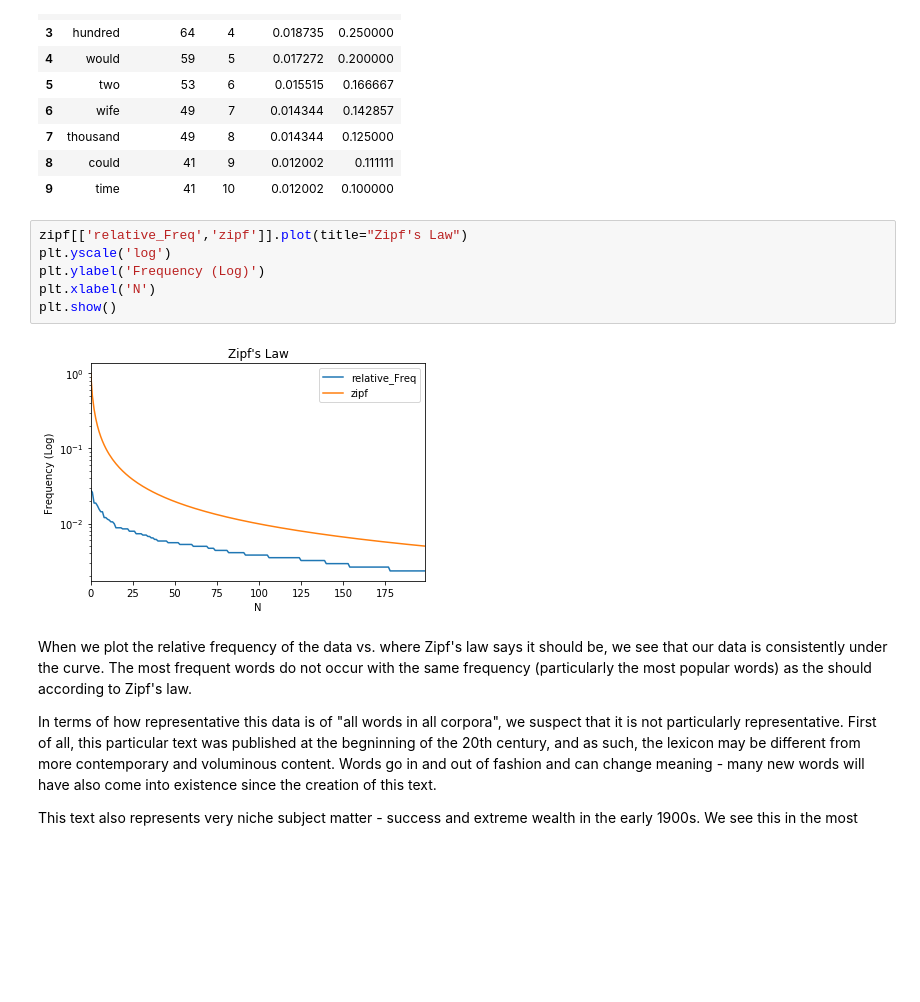
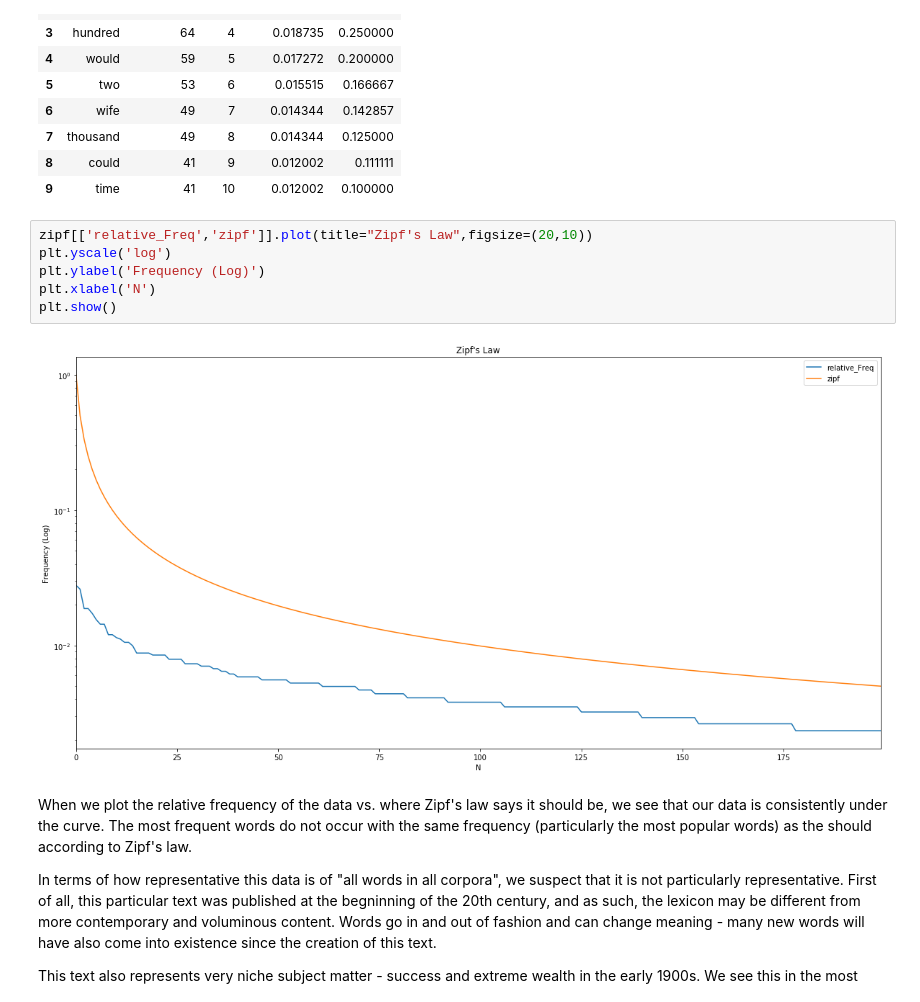
Before and after one commit to plb2018/data620, a Jupyter notebook: Week8/week8_assignment.ipynb, the cells around one changed output. Cells and saved outputs as stored; diff of their text form; blank space fills up the shorter version.

```diff
--- a/Week8/week8_assignment.ipynb
+++ b/Week8/week8_assignment.ipynb
@@ -228,13 +228,13 @@ zipf.head(10)
 | 8 | could | 41 | 9 | 0.012002 | 0.111111 |
 | 9 | time | 41 | 10 | 0.012002 | 0.100000 |
 # %%
-zipf[['relative_Freq','zipf']].plot(title="Zipf's Law")
+zipf[['relative_Freq','zipf']].plot(title="Zipf's Law",figsize=(20,10))
 plt.yscale('log')
 plt.ylabel('Frequency (Log)')
 plt.xlabel('N')
 plt.show()
 # %% [output]
-[figure, old version]
+[figure, new version]
 # %% [markdown]
 When we plot the relative frequency of the data vs. where Zipf's law says it should be, we see that our data is consistently under the curve.  The most frequent words do not occur with the same frequency (particularly the most popular words) as the should according to Zipf's law.
 
```
